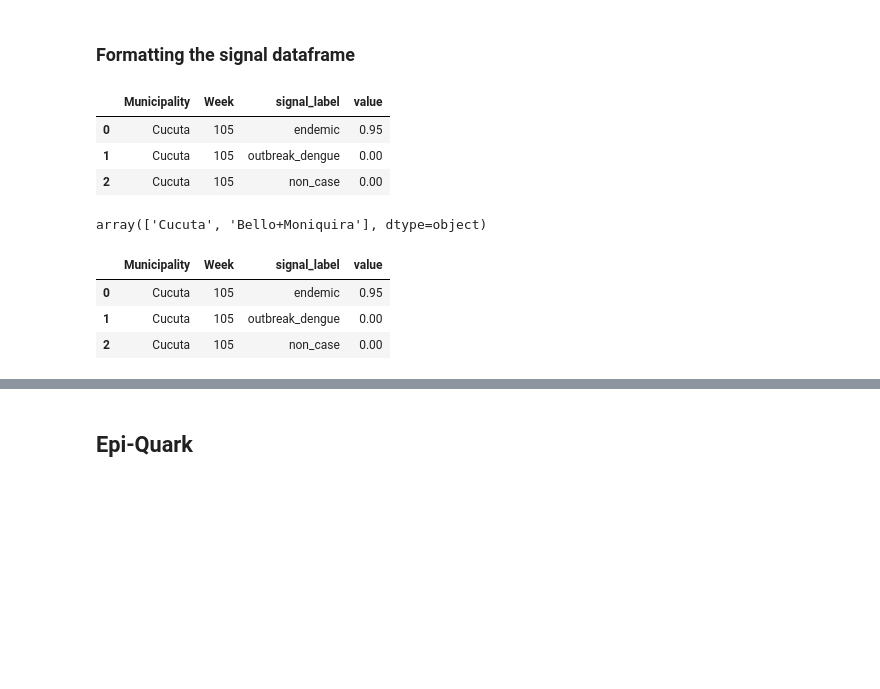
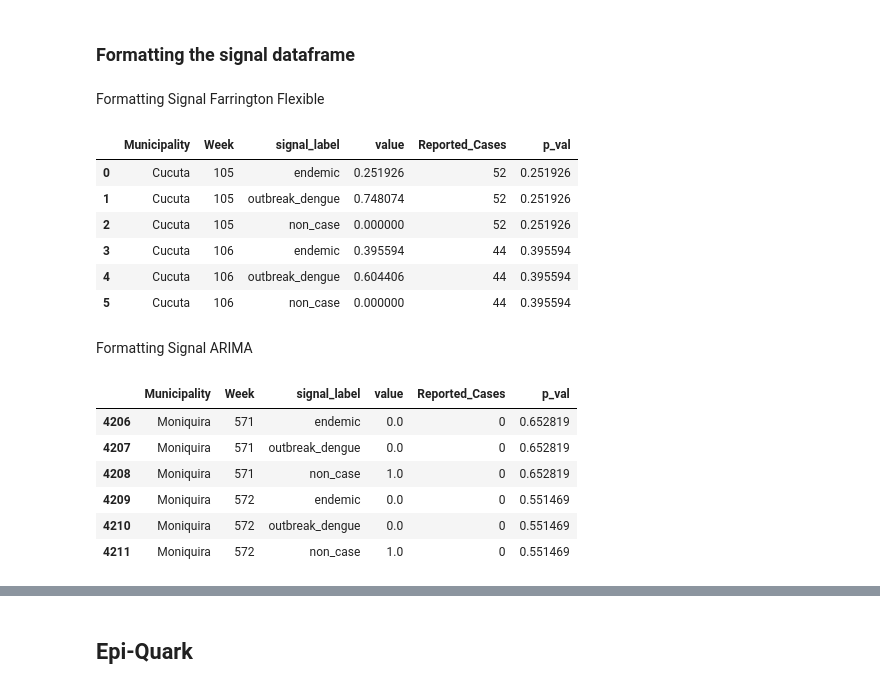
Before and after one commit to SahputraS/Outbreak-Simulation-and-Detection-Testing, a Jupyter notebook: Outbreak_Detection_Evaluation_(Mosquito_Borne_Disease).ipynb, the cells around one changed output, grey strips where cells are left out. Cells and saved outputs as stored; diff of their text form; code cells hidden in the pictures; blank space fills up the shorter version.

Commit message:
V1.3 - Outbreak Detection Eval Farrington Flexibe, ARIMA, Scan, fixed weights, relative incidence, truth plotting

```diff
--- a/Outbreak_Detection_Evaluation_(Mosquito_Borne_Disease).ipynb
+++ b/Outbreak_Detection_Evaluation_(Mosquito_Borne_Disease).ipynb
@@ -38,0 +43,5 @@ dengue_bemon.head(3)
+# %%
+dengue_moni_path = '/content/drive/My Drive/Mosquito_Data/dengue_moni.csv'
+
+dengue_moni = pd.read_csv(dengue_moni_path)
+dengue_moni.tail(3)
@@ -136,7 +291,7 @@ cases.head(4)
 # %% [markdown]
 ### Formatting the signal dataframe
 # %%
-signal_all = pd.concat([dengue_cucuta, dengue_bemon], ignore_index=True).drop(columns=['Year', 'Week_inY'])
+signal_all = pd.concat([dengue_cucuta, dengue_bello, dengue_moni], ignore_index=True).drop(columns=['Year', 'Week_inY'])
 # %%
 def signal_split_label(df, col):
     default_cols = ['Municipality', 'Week', 'Reported_Cases']
@@ -148,27 +303,68 @@ def signal_split_label(df, col):
     sig.loc[(sig[col] == 1), 'signal_label'] = 'outbreak_dengue'
     sig.loc[(sig[col] == 0) & (sig['Reported_Cases'] > 0), 'signal_label'] = 'endemic'
     return sig
+# %%
+def assign_weight(df1, df2):
+    df2_merged = df2.merge(
+        df1[["Municipality", "Week", "Reported_Cases", "p_val"]],
+        on=["Municipality", "Week"],
+        how="left"
+    )
+
+    # Initialize everything as 0
+    df2_merged["value"] = 0.0
+
+    # For the case where Reported_Cases == 0 → non_case = 1 and else 0
+    zero_cases = df2_merged["Reported_Cases"] == 0
+    mask_non_case = zero_cases & (df2_merged["signal_label"] == "non_case")
+    df2_merged.loc[mask_non_case, "value"] = 1.0
+
+    # For the case where Reported_Cases > 0 → endemic = p_val
+    mask_endemic = (df2_merged["Reported_Cases"] > 0) & (df2_merged["signal_label"] == "endemic")
+    df2_merged.loc[mask_endemic, "value"] = df2_merged.loc[mask_endemic, "p_val"].values
+
+    # For the case where Reported_Cases > 0 → outbreak = 1-p_val
+    mask_outbreak = (df2_merged["Reported_Cases"] > 0) & (df2_merged["signal_label"] == "outbreak_dengue")
+    df2_merged.loc[mask_outbreak, "value"] = (1.0 - df2_merged.loc[mask_outbreak, "p_val"].values)
+
+    return df2_merged
+# %% [markdown]
+Formatting Signal Farrington Flexible
 # %%
+# Filled the information of outbreak, endemic, and non_case
 signal_FF = signal_split_label(signal_all, 'Farrington_Flexible')
-signal_FF['value'] = 0.95
+signal_FF['value'] = 0
 signal_FF = complete_data(signal_FF, x1='Municipality', x2='Week', label_col='signal_label', val_col='value')
-signal_FF.head(3)
+# Assign Weight
+sig_FF_pval = signal_all.loc[:,['Municipality','Reported_Cases', 'Week', 'Farrington_Flexible_pval']].copy()
+sig_FF_pval = sig_FF_pval.rename(columns={'Farrington_Flexible_pval': "p_val"})
+signal_FF = assign_weight(sig_FF_pval, signal_FF)
+signal_FF.head(6)
 # %% [output]
-|  | Municipality | Week | signal_label | value |
-| 0 | Cucuta | 105 | endemic | 0.95 |
-| 1 | Cucuta | 105 | outbreak_dengue | 0.00 |
-| 2 | Cucuta | 105 | non_case | 0.00 |
+|  | Municipality | Week | signal_label | value | Reported_Cases | p_val |
+| 0 | Cucuta | 105 | endemic | 0.251926 | 52 | 0.251926 |
+| 1 | Cucuta | 105 | outbreak_dengue | 0.748074 | 52 | 0.251926 |
+| 2 | Cucuta | 105 | non_case | 0.000000 | 52 | 0.251926 |
+| 3 | Cucuta | 106 | endemic | 0.395594 | 44 | 0.395594 |
+| 4 | Cucuta | 106 | outbreak_dengue | 0.604406 | 44 | 0.395594 |
+| 5 | Cucuta | 106 | non_case | 0.000000 | 44 | 0.395594 |
-# %%
-signal_FF['Municipality'].unique()
-# %% [output]
-array(['Cucuta', 'Bello+Moniquira'], dtype=object)
+# %% [markdown]
+Formatting Signal ARIMA
 # %%
+# Filled the information of outbreak, endemic, and non_case
 signal_arima = signal_split_label(signal_all, 'ARIMA')
-signal_arima['value'] = 0.95
+signal_arima['value'] = 0
 signal_arima = complete_data(signal_arima, x1='Municipality', x2='Week', label_col='signal_label', val_col='value')
-signal_arima.head(3)
+# Assign Weight
+sig_arima_pval = signal_all.loc[:,['Municipality','Reported_Cases', 'Week', 'ARIMA_pval']].copy()
+sig_arima_pval = sig_arima_pval.rename(columns={'ARIMA_pval': "p_val"})
+signal_arima = assign_weight(sig_arima_pval, signal_arima)
+signal_arima.tail(6)
 # %% [output]
-|  | Municipality | Week | signal_label | value |
-| 0 | Cucuta | 105 | endemic | 0.95 |
-| 1 | Cucuta | 105 | outbreak_dengue | 0.00 |
-| 2 | Cucuta | 105 | non_case | 0.00 |
+|  | Municipality | Week | signal_label | value | Reported_Cases | p_val |
+| 4206 | Moniquira | 571 | endemic | 0.0 | 0 | 0.652819 |
+| 4207 | Moniquira | 571 | outbreak_dengue | 0.0 | 0 | 0.652819 |
+| 4208 | Moniquira | 571 | non_case | 1.0 | 0 | 0.652819 |
+| 4209 | Moniquira | 572 | endemic | 0.0 | 0 | 0.551469 |
+| 4210 | Moniquira | 572 | outbreak_dengue | 0.0 | 0 | 0.551469 |
+| 4211 | Moniquira | 572 | non_case | 1.0 | 0 | 0.551469 |
```
Also changed, not shown: parts of 29 cells of this notebook.
